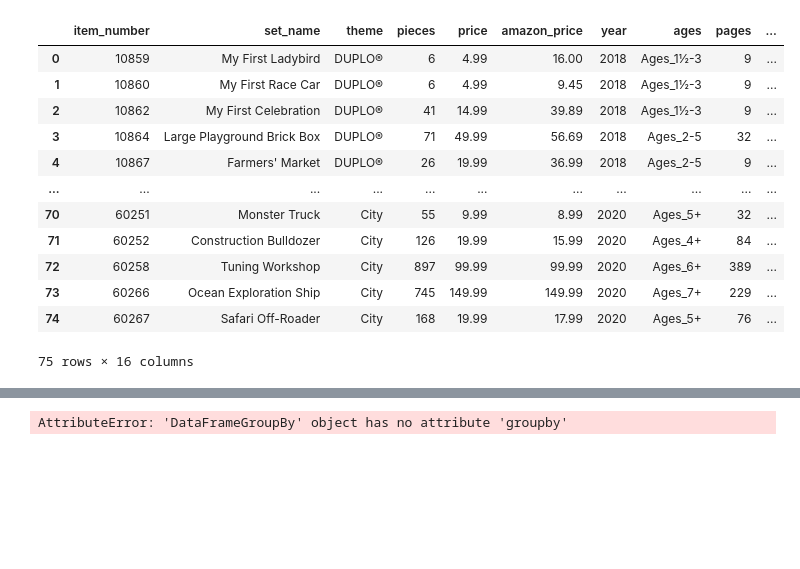
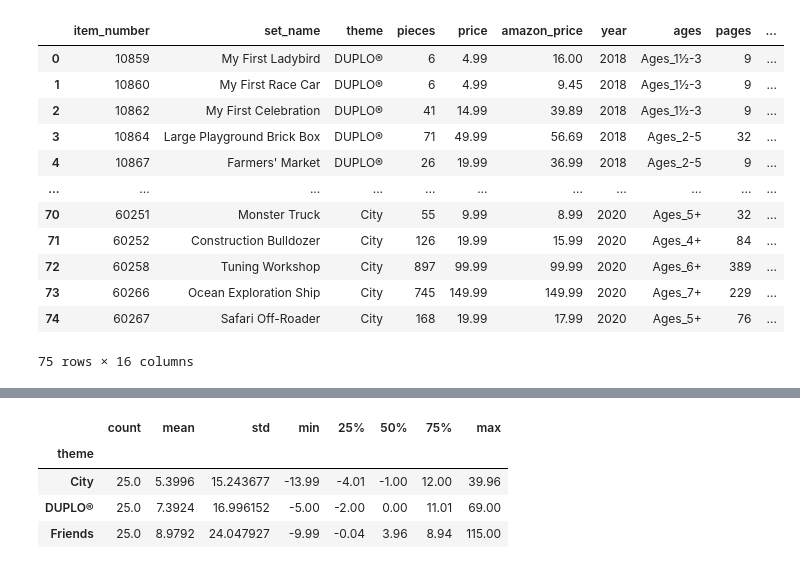
Before and after one commit to 3N1C0/DATA101_Elias_Code, a Jupyter notebook: EXAM_1/Exam_1.ipynb, the cells around one changed output, grey strips where cells are left out. Drawn from its saved outputs; the diff is of its cells as text; code cells hidden in the pictures; blank space fills up the shorter version.

```diff
--- a/EXAM_1/Exam_1.ipynb
+++ b/EXAM_1/Exam_1.ipynb
@@ -269,5 +235,9 @@ ValueError: Value of 'x' is not the name of a column in 'data_frame'. Expected o
 # %%
-#DF_price = DF_price.groupby('theme')
-#DF_price['pieces'].describe()
+DF_price = DF_price.groupby('theme')
+DF_price['price_difference'].describe()
 # %% [output]
-AttributeError: 'DataFrameGroupBy' object has no attribute 'groupby'
+|  | count | mean | std | min | 25% | 50% | 75% | max |
+| theme |  |  |  |  |  |  |  |  |
+| City | 25.0 | 5.3996 | 15.243677 | -13.99 | -4.01 | -1.00 | 12.00 | 39.96 |
+| DUPLO® | 25.0 | 7.3924 | 16.996152 | -5.00 | -2.00 | 0.00 | 11.01 | 69.00 |
+| Friends | 25.0 | 8.9792 | 24.047927 | -9.99 | -0.04 | 3.96 | 8.94 | 115.00 |
```
Also changed, not shown: parts of 75 cells of this notebook.
